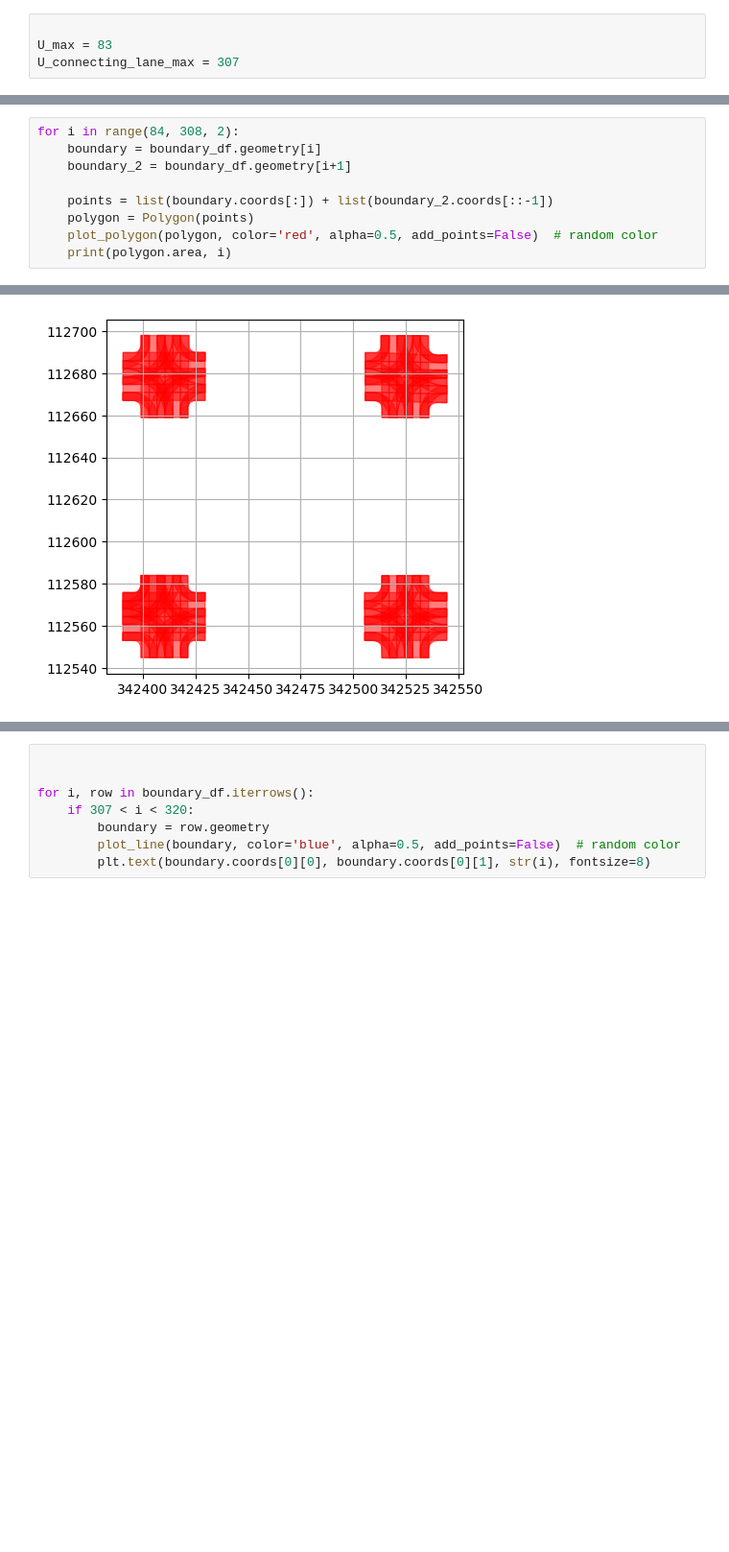
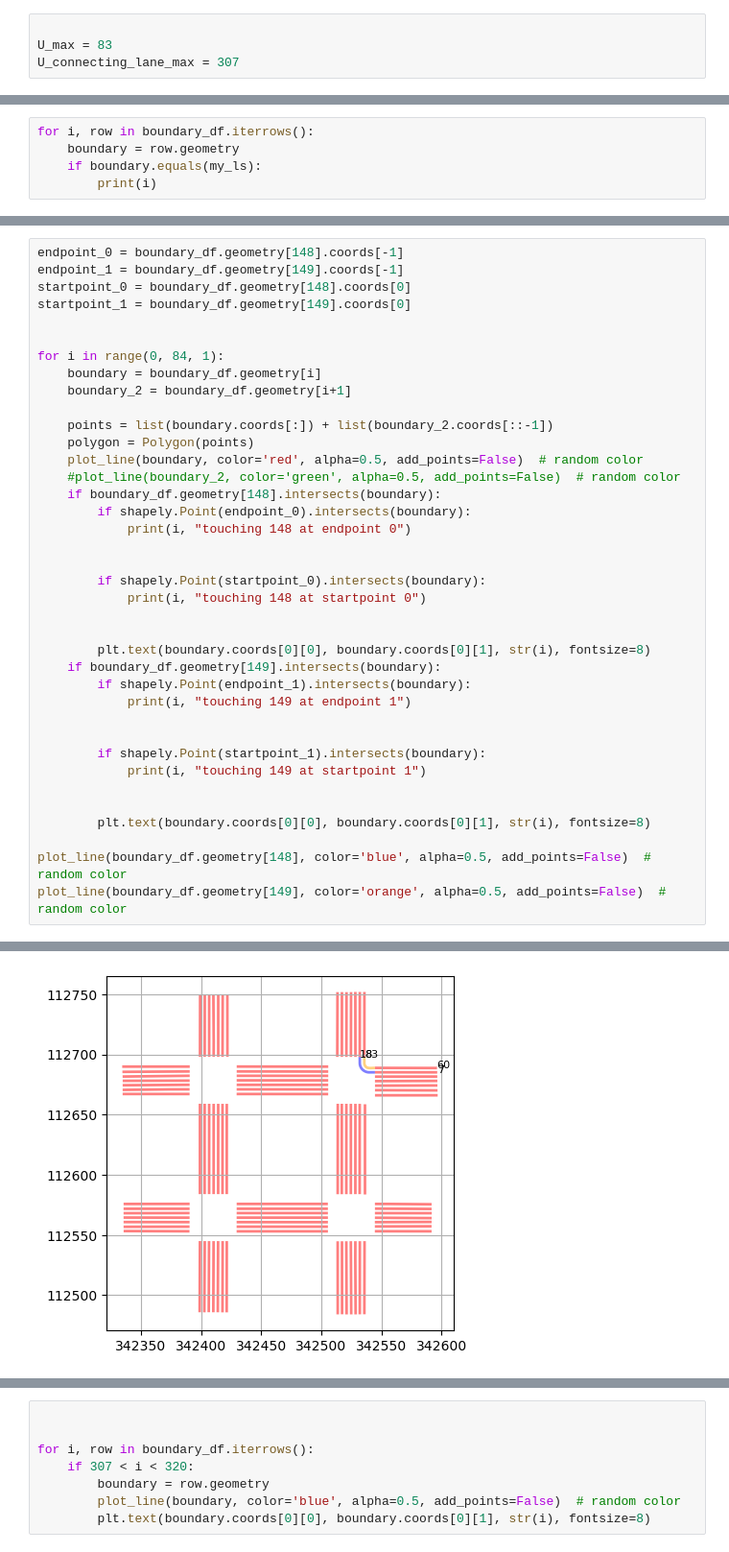
Before and after one commit to revacholiere/rulebook_benchmark, a Jupyter notebook: src/reasonable_crowd/reasonable_crowd_data/maps/check.ipynb, the cells around one changed output, grey strips where cells are left out. Shown: that part at 96% size. Drawn from its saved outputs; the diff is of its cells as text; blank space fills up the shorter version.

Commit message:
fixed lane boundary indices

```diff
--- a/src/reasonable_crowd/reasonable_crowd_data/maps/check.ipynb
+++ b/src/reasonable_crowd/reasonable_crowd_data/maps/check.ipynb
@@ -251,0 +263,5 @@ U_connecting_lane_max = 307
+# %%
+for i, row in boundary_df.iterrows():
+    boundary = row.geometry
+    if boundary.equals(my_ls):
+        print(i)
@@ -252,10 +281,39 @@ U_connecting_lane_max = 307
 # %%
-for i in range(84, 308, 2):
+endpoint_0 = boundary_df.geometry[148].coords[-1]
+endpoint_1 = boundary_df.geometry[149].coords[-1]
+startpoint_0 = boundary_df.geometry[148].coords[0]
+startpoint_1 = boundary_df.geometry[149].coords[0]
+
+
+for i in range(0, 84, 1):
     boundary = boundary_df.geometry[i]
     boundary_2 = boundary_df.geometry[i+1]
 
     points = list(boundary.coords[:]) + list(boundary_2.coords[::-1])
     polygon = Polygon(points)
-    plot_polygon(polygon, color='red', alpha=0.5, add_points=False)  # random color
-    print(polygon.area, i)
+    plot_line(boundary, color='red', alpha=0.5, add_points=False)  # random color
+    #plot_line(boundary_2, color='green', alpha=0.5, add_points=False)  # random color
+    if boundary_df.geometry[148].intersects(boundary):
+        if shapely.Point(endpoint_0).intersects(boundary):
+            print(i, "touching 148 at endpoint 0")
+
+
+        if shapely.Point(startpoint_0).intersects(boundary):
+            print(i, "touching 148 at startpoint 0")
+
+
+        plt.text(boundary.coords[0][0], boundary.coords[0][1], str(i), fontsize=8)
+    if boundary_df.geometry[149].intersects(boundary):
+        if shapely.Point(endpoint_1).intersects(boundary):
+            print(i, "touching 149 at endpoint 1")
+
+
+        if shapely.Point(startpoint_1).intersects(boundary):
+            print(i, "touching 149 at startpoint 1")
+
+
+        plt.text(boundary.coords[0][0], boundary.coords[0][1], str(i), fontsize=8)
+
+plot_line(boundary_df.geometry[148], color='blue', alpha=0.5, add_points=False)  # random color
+plot_line(boundary_df.geometry[149], color='orange', alpha=0.5, add_points=False)  # random color
 # %% [output]
@@ -279,4 +325,4 @@ for i in range(84, 308, 2):
-[figure, old version]
+[figure, new version]
 # %%
 
 
```
Also changed, not shown: parts of 10 cells of this notebook, 2 other files.
